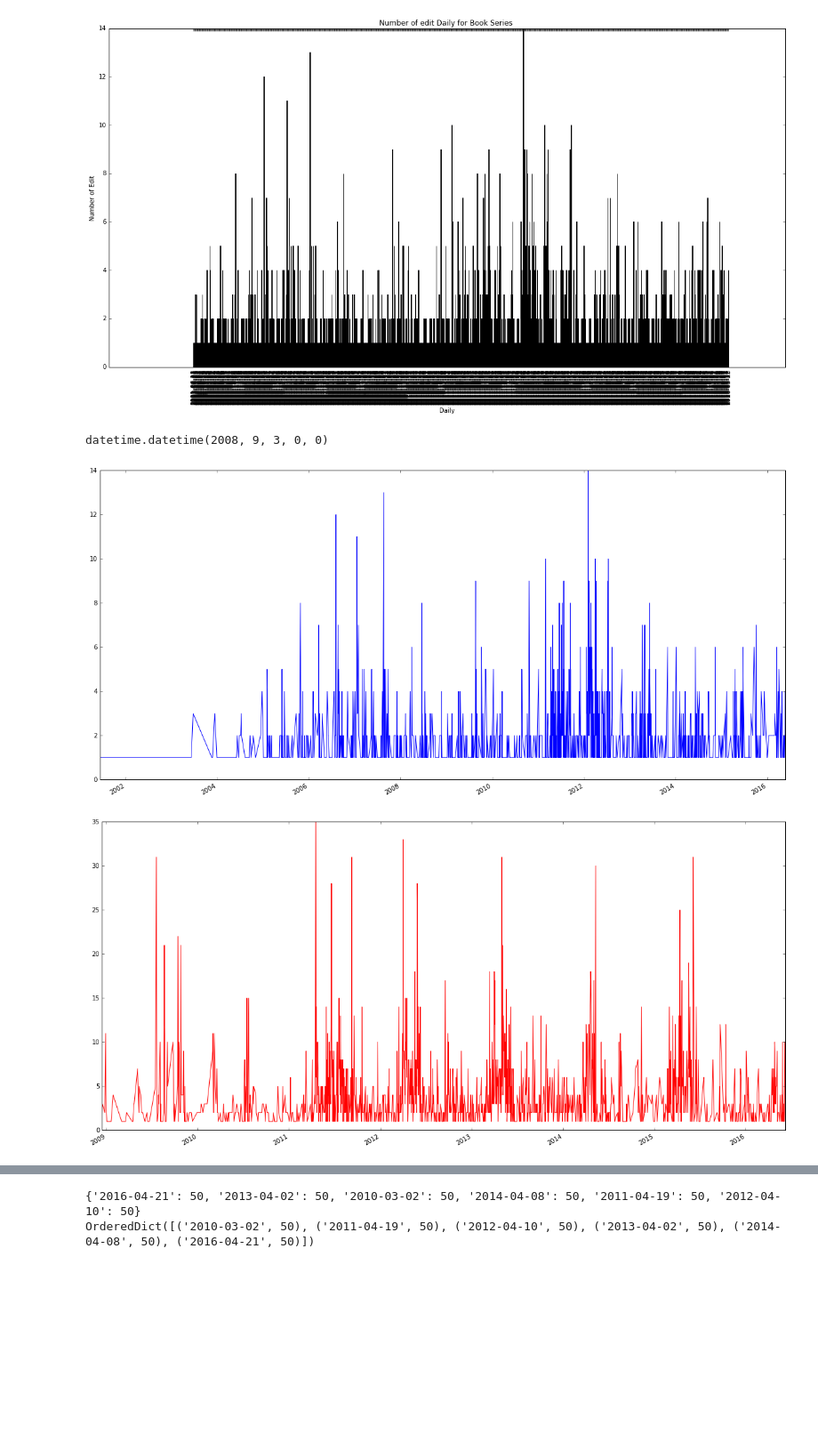
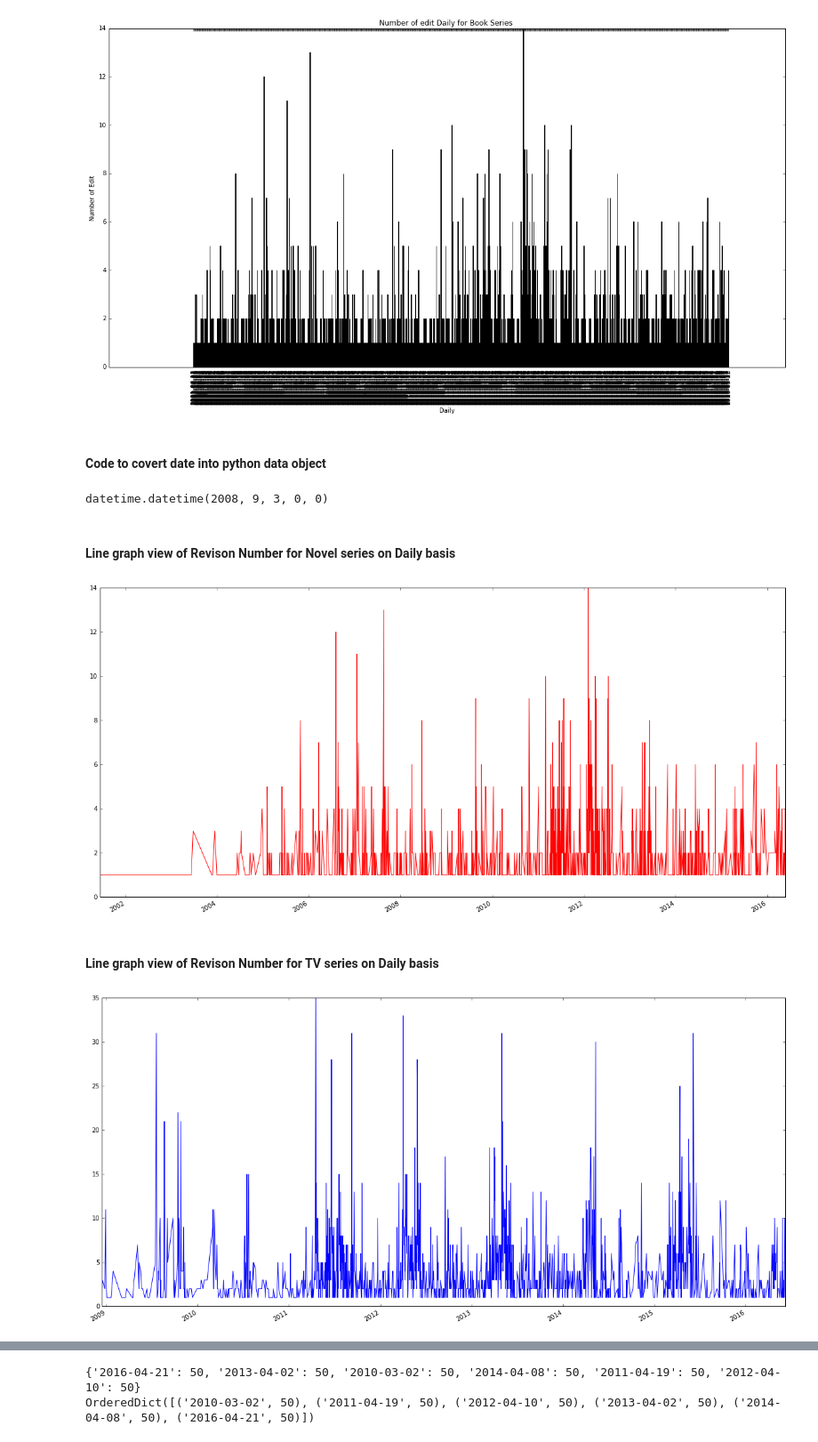
Before and after one commit to abhishekanand/DS4UX, a Jupyter notebook: final/Project.ipynb, the cells around one changed output, grey strips where cells are left out. Shown at 89% size. Saved outputs shown, nothing was run; the diff lists cells and outputs as text; code cells hidden in the pictures; blank space fills up the shorter version.

```diff
--- a/final/Project.ipynb
+++ b/final/Project.ipynb
@@ -712,29 +748,35 @@ plt.show()
 #print(odbookmonths)
 # %% [output]
 [figure]
+# %% [markdown]
+#### Code to covert date into python data object
 # %%
 import datetime
 import matplotlib.dates as dates
 datetime.datetime.strptime("2008-09-03", "%Y-%m-%d")
 # %% [output]
 datetime.datetime(2008, 9, 3, 0, 0)
+# %% [markdown]
+#### Line graph view of Revison Number for Novel series on Daily basis
 # %%
 dates = []
 y=[]
 for key,value in odbookdaily.items():
     dates.append(datetime.datetime.strptime(key, "%Y-%m-%d"))
     y.append(value)
-plt.plot(dates,y)
+plt.plot(dates,y,color='red')
 plt.gcf().autofmt_xdate()
 # %% [output]
-[figure, old version]
+[figure, new version]
+# %% [markdown]
+#### Line graph view of Revison Number for TV series on Daily basis
 # %%
 tvdates = []
 tvy=[]
 for key,value in odtvdaily.items():
     tvdates.append(datetime.datetime.strptime(key, "%Y-%m-%d"))
     tvy.append(value)
-plt.plot(tvdates,tvy,color='red')
+plt.plot(tvdates,tvy,color='Blue')
 plt.gcf().autofmt_xdate()
 # %% [output]
-[figure, old version]
+[figure, new version]
```
Also changed, not shown: parts of 34 cells of this notebook.
